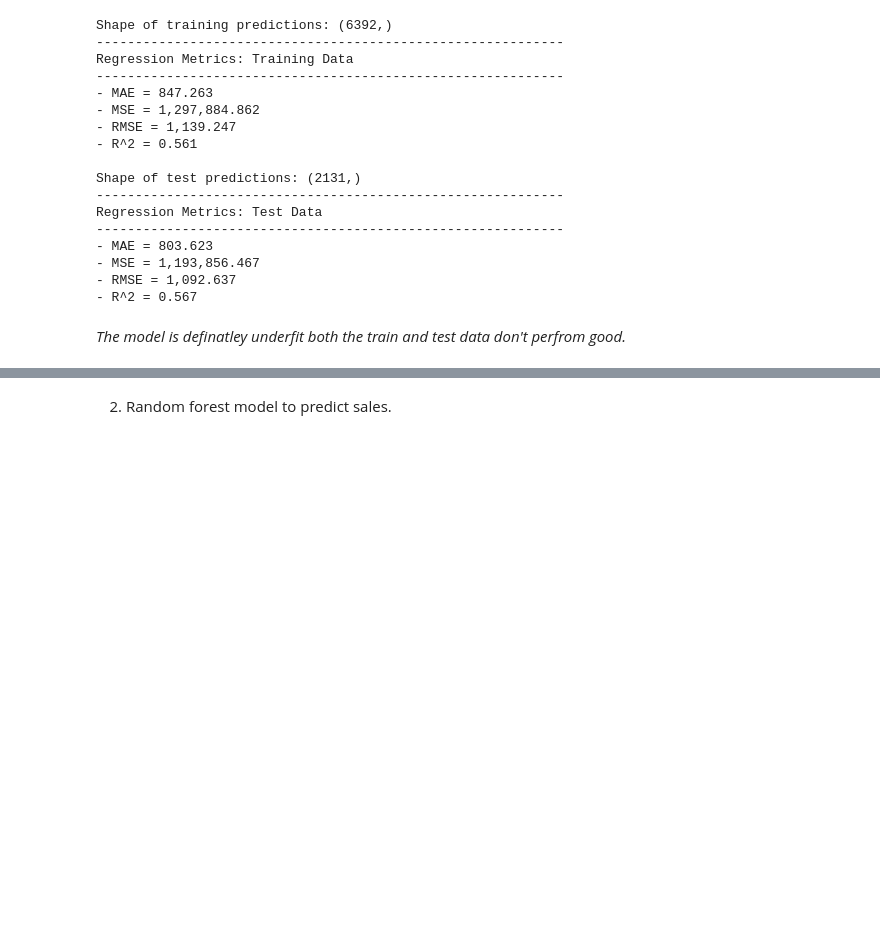
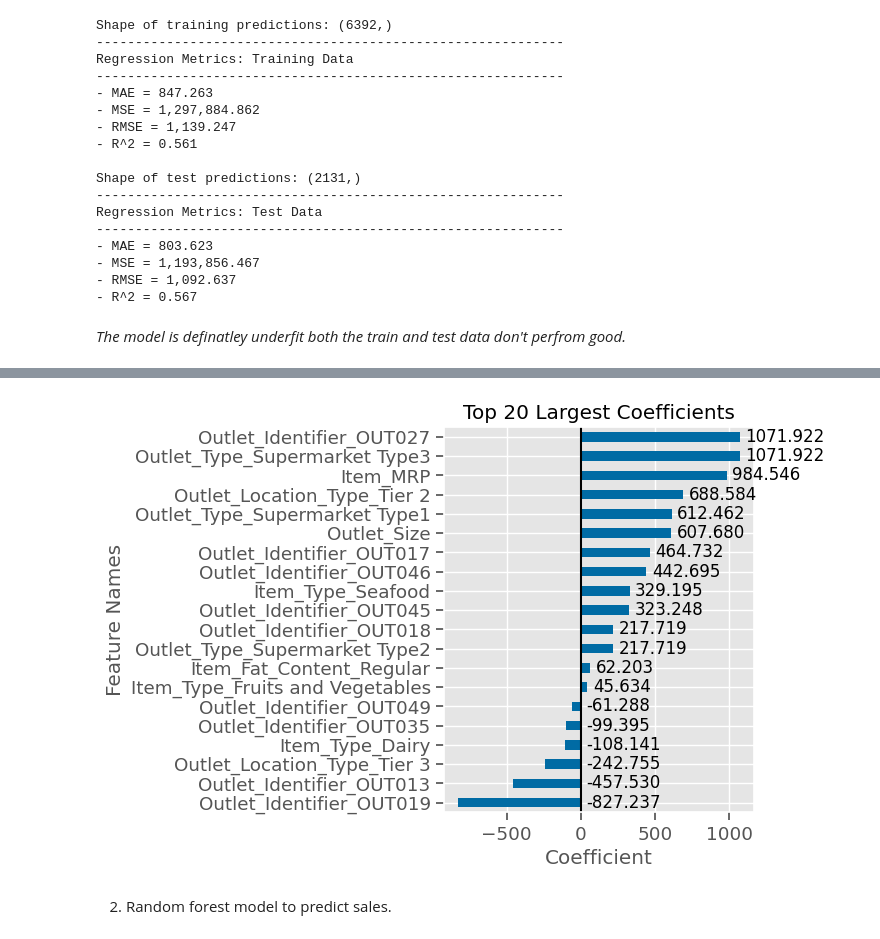
Before and after one commit to Khalil-Salama/Prediction-of-Product-Sales, a Jupyter notebook: Prediction_of_Product_Sales.ipynb, the cells around one changed output, grey strips where cells are left out. Saved outputs shown, nothing was run; the diff lists cells and outputs as text; code cells hidden in the pictures; blank space fills up the shorter version.

```diff
--- a/Prediction_of_Product_Sales.ipynb
+++ b/Prediction_of_Product_Sales.ipynb
@@ -1394,8 +1401,17 @@ None
 # imports
 import pandas as pd
 import numpy as np
+
+##plot styles
 import matplotlib.pyplot as plt
 import seaborn as sns
+fav_style = ('ggplot','tableau-colorblind10')
+fav_context  = {'context':'notebook', 'font_scale':1.2}
+plt.style.use(fav_style)
+sns.set_context(**fav_context)
+plt.rcParams['savefig.transparent'] = False
+plt.rcParams['savefig.bbox'] = 'tight'
+
 import missingno
 from sklearn.model_selection import train_test_split
 from sklearn.compose import ColumnTransformer
@@ -1799,0 +1809,5 @@ Regression Metrics: Test Data
+# %%
+### to get coeff and intercept from a pipe line with there index name
+feature_names =linreg_pipe[0].get_feature_names_out()
+coeffs = pd.Series(linreg_pipe[-1].coef_, index=feature_names)
+coeffs.head()
@@ -1800,3 +1869,7 @@ Regression Metrics: Test Data
+# %%
+plot_coeffs(coeffs, top_n=20, annotate=True);
+# %% [output]
+[figure, added]
 # %% [markdown]
 2) Random forest model to predict sales.
 # %%
```
Also changed, not shown: parts of 24 cells of this notebook.
